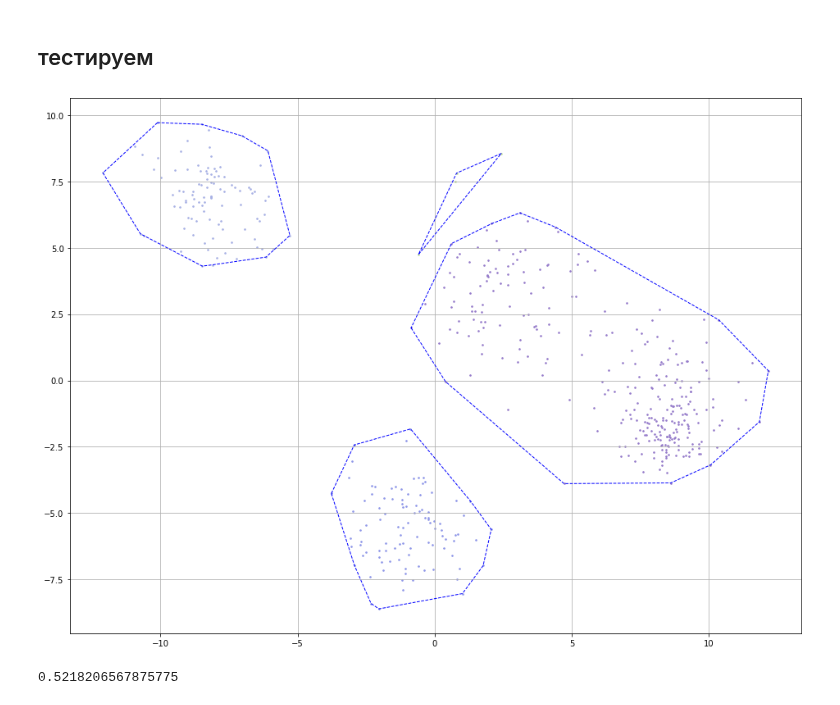
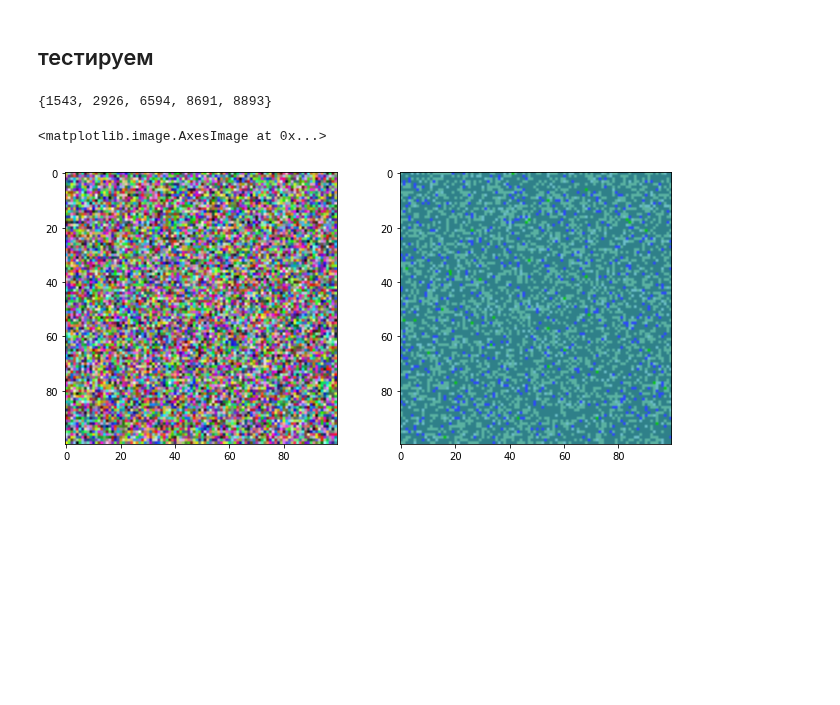
Before and after one commit to mechanoid5/ml_lectorium_legacy, a Jupyter notebook: examples/20-kohonen-ann/04-kohonen-neighbor-biases-colors.ipynb, the cells around one changed output. Saved outputs shown, nothing was run; the diff lists cells and outputs as text; code cells hidden in the pictures; blank space fills up the shorter version.

```diff
--- a/examples/20-kohonen-ann/04-kohonen-neighbor-biases-colors.ipynb
+++ b/examples/20-kohonen-ann/04-kohonen-neighbor-biases-colors.ipynb
@@ -189,44 +250,29 @@ from tqdm import tqdm
 # %%
 %%time
-
-n_epoch = 1500 # количество циклов обучения
-lr = .1 # скорость обучения
-sig = np.sqrt(len(weight[1])).astype(int) # размер окрестности для нейрона-победителя
-
-dw_history = [] # история отклонения весов
-
-var_history = []
-
-lr_history = [] # история измениения скорости обучения
-sig_history = [] # история измениения размера окрестности для нейрона-победителя
-
-dw_min = 2e-5 # минимально существенное отклонение весов
-var_min = 1.6
-
-# параметр активности для каждого выходного нейрона
-activity = np.ones(len(weight[1]))/len(weight[1])
 
 epoch = tqdm(range(n_epoch))
 for i in epoch:
     w = weight[0].copy() # сохраняем старые значения весов
 
-    weight, activity = fit_epoch(X_train,weight,lr,sig,activity) # шаг обучения модели
+    # шаг обучения модели
+    weight, activity = fit_epoch(X_train,weight,lr,sig,activity,grid_distance,batch_size)
 
     dw_history.append(msqe(weight[0],w)) # считаем отклонение весов
 
-    var_history.append( criterium(X_train,weight) )
+    inp_var_history.append( input_variance(X_train,weight) )
 
-    epoch.set_postfix({'weight diff':dw_history[-1],'lr':lr,'sig':sig,'var':var_history[-1]})
-    lr= max(lr*.95,1e-2) # уменьшаем скорость обучения
-    lr_history.append(lr)
-    sig = max(sig*.8,5e-2) # уменьшаем размер окрестности нейрона-победителя
-    sig_history.append(sig)
+    epoch.set_postfix({'weight diff':dw_history[-1],'lr':lr,'sig':sig,'var':inp_var_history[-1]})
+    lr= max(lr*lr_step,lr_min) # уменьшаем скорость обучения
+    sig = max(sig*sig_step,sig_min) # уменьшаем размер окрестности нейрона-победителя
 
-    if dw_history[-1]<dw_min: # если нет существенного изменения весов...
+    lr_history.append(lr) # история изменения скорости обучения
+    sig_history.append(sig) # история изменения размера окрестности для нейрона-победителя
+
+    if dw_history[-1]<weight_var_threshold: # если нет существенного изменения весов...
         print('low weight variance detected')
         break # ... то выходим
 
-    if var_history[-1]<var_min:
+    if inp_var_history[-1]<inp_var_threshold:
         print('low variance detected')
         break
 # %% [output]
@@ -255,32 +298,3 @@ Text(0.5, 1.0, 'var size')
 ## тестируем
 # %%
 p = predict(X_train,weight)
-# %%
-from scipy.spatial import ConvexHull
-
-def hull(x):
-    if len(x)<3: return
-    hull = ConvexHull(x) # рисуем выпуклую оболочку вокруг кластера
-    v = np.append( hull.vertices, hull.vertices[0] ) # замыкаем оболочку
-    plt.plot(x[v,0],x[v,1],'--',lw=1,c='b')
-
-def plot(X,y,figsize=(16,12)):
-    plt.figure(figsize=figsize)
-    colors = rng.uniform(size=(max(y)+1,3),low=.3,high=1.)
-    for j in set(y):
-        plt.scatter( x=X[y==j,0], y=X[y==j,1], s=10, marker='.',c=[colors[j]] )
-        hull(X[y==j])
-    plt.grid()
-
-
-plot(X,p)
-# %% [output]
-[figure, removed]
-# %%
-# оценка результата
-from sklearn.metrics import silhouette_score
-
-# отношение внутрикластерного и межкластерного расстояний
-silhouette_score(X,p)
-# %% [output]
-0.5218206567875775
@@ -288,0 +301,12 @@ silhouette_score(X,p)
+# %%
+set(p)
+# %% [output]
+{1543, 2926, 6594, 8691, 8893}
+# %%
+fig,ax = plt.subplots(1,2,figsize=(11,5))
+
+ax[0].imshow( X_train.reshape(list(grid_size)+[3]) )
+ax[1].imshow( X_train[p.reshape(grid_size)] )
+# %% [output]
+<matplotlib.image.AxesImage at 0x...>
+[figure, added]
```
Also changed, not shown: parts of 21 cells of this notebook, 2 other files.
